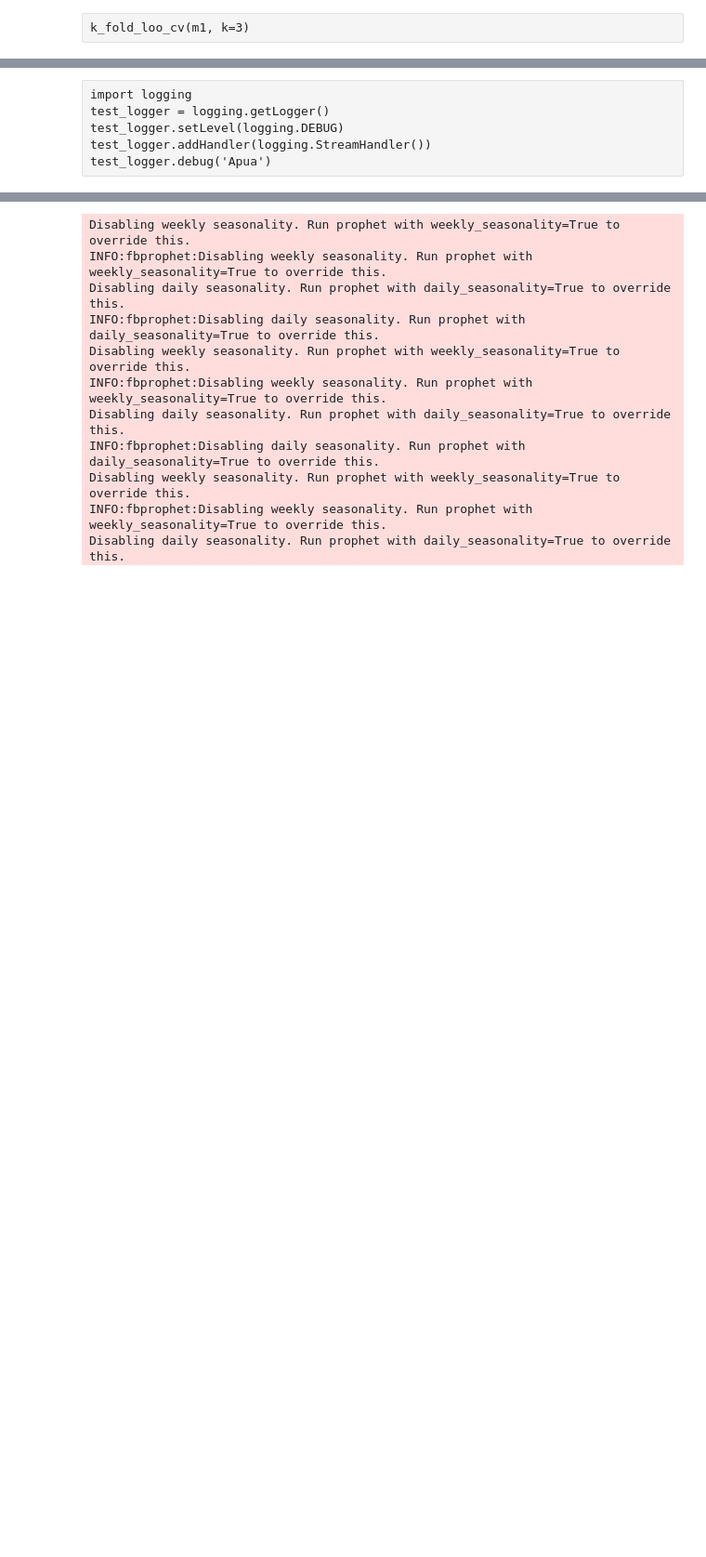
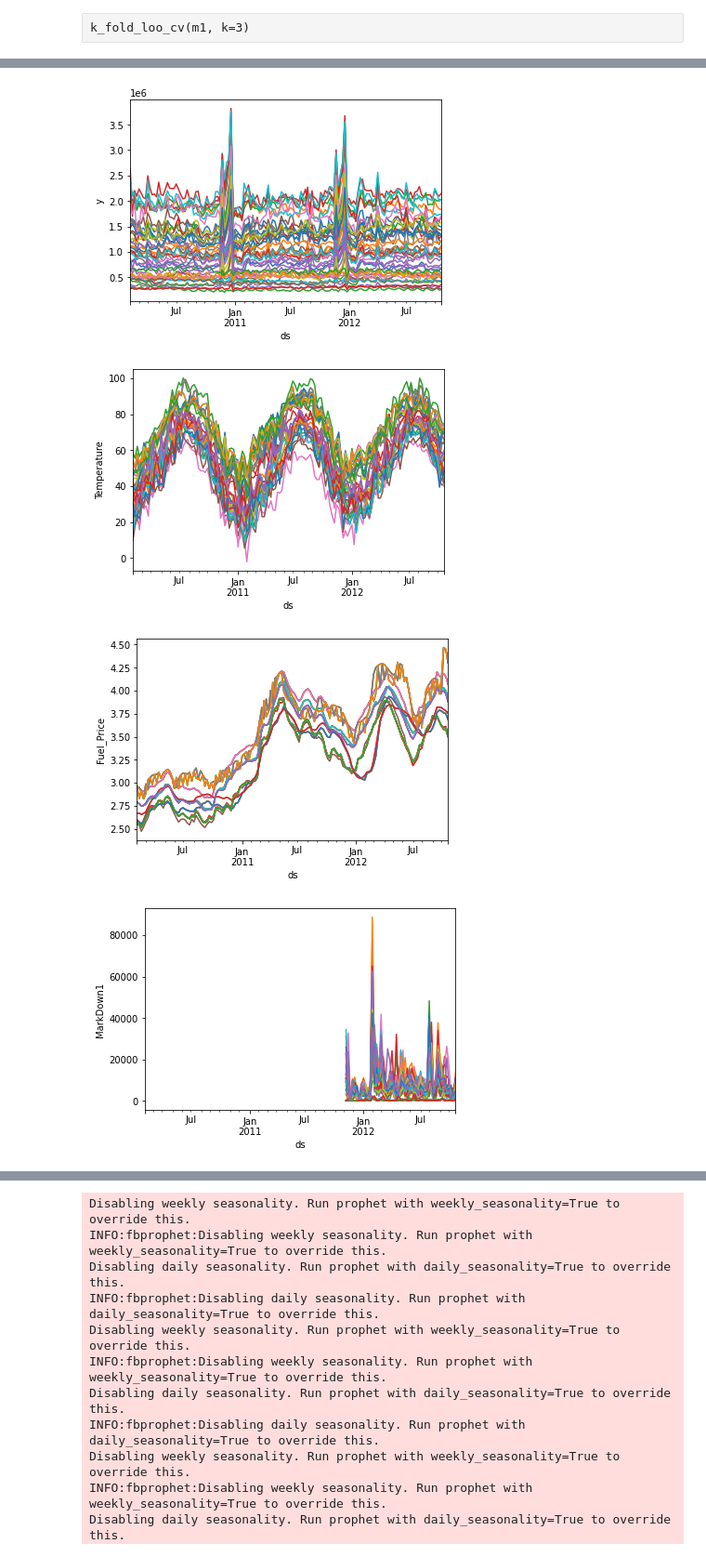
Before and after one commit to leevirontySF/BSC_thesis, a Jupyter notebook: Untitled.ipynb, the cells around one changed output, grey strips where cells are left out. Shown at 93% size. Saved outputs shown, nothing was run; the diff lists cells and outputs as text; code cells hidden in the pictures; blank space fills up the shorter version.

```diff
--- a/Untitled.ipynb
+++ b/Untitled.ipynb
@@ -250,7 +455,7 @@ def compare_models(ms, data, no_fit=False):
 y = sales.groupby(['Store', 'Date'])['Weekly_Sales'].sum()
 y = y.reset_index()
 data = y.merge(features, on=['Date', 'Store'], how='left').rename(columns={'Date': 'ds', 'Weekly_Sales': 'y'})
-data['overfit'] = data['y']
+data['overfit'] = data['y'] * np.random.normal(loc=1, scale=0.05)
 data1 = data[data['Store'] == 1]
 
 # Initialize models
@@ -258,7 +463,7 @@ m1 = fbprophet.Prophet(mcmc_samples=500, seasonality_mode='multiplicative')
 m2 = fbprophet.Prophet(mcmc_samples=500, seasonality_mode='additive')
 m3 = fbprophet.Prophet(mcmc_samples=500, seasonality_mode='additive')
 m4 = fbprophet.Prophet(mcmc_samples=500, yearly_seasonality=50, seasonality_mode='additive')
-m5 = fbprophet.Prophet(mcmc_samples=500, yearly_seasonality=False, n_changepoints=1)
+m5 = fbprophet.Prophet(mcmc_samples=2000, yearly_seasonality=False, n_changepoints=1)
 
 for r in ['Temperature', 'Fuel_Price', 'CPI', 'Unemployment']:
     m2.add_regressor(r)
@@ -275,9 +489,11 @@ Importing plotly failed. Interactive plots will not work.
 | 2 | 1 | 2010-02-19 | 1611968.17 | 39.93 | 2.514 | NaN | NaN | NaN | NaN | ... |
 | 3 | 1 | 2010-02-26 | 1409727.59 | 46.63 | 2.561 | NaN | NaN | NaN | NaN | ... |
 | 4 | 1 | 2010-03-05 | 1554806.68 | 46.50 | 2.625 | NaN | NaN | NaN | NaN | ... |
-# %% [raw]
-import logging
-test_logger = logging.getLogger()
-test_logger.setLevel(logging.DEBUG)
-test_logger.addHandler(logging.StreamHandler())
-test_logger.debug('Apua')
+# %%
+for f in data.columns.drop(['Store', 'ds', 'IsHoliday', 'overfit']):
+    data.pivot(columns='Store', index='ds', values=f).plot(legend=False).set_ylabel(f);
+# %% [output]
+[figure, added]
+[figure, added]
+[figure, added]
+[figure, added]
```
Also changed, not shown: parts of 43 cells of this notebook, 1 other file.
